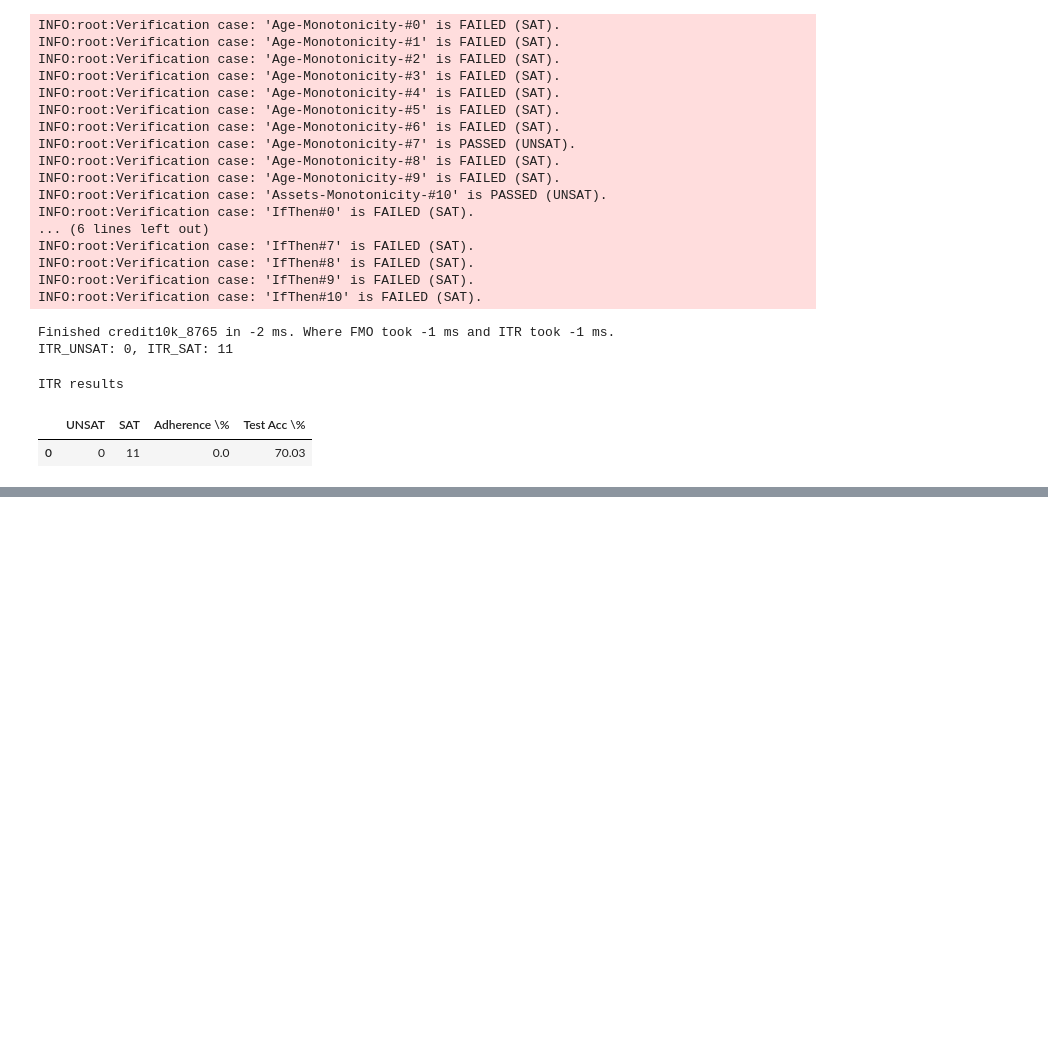
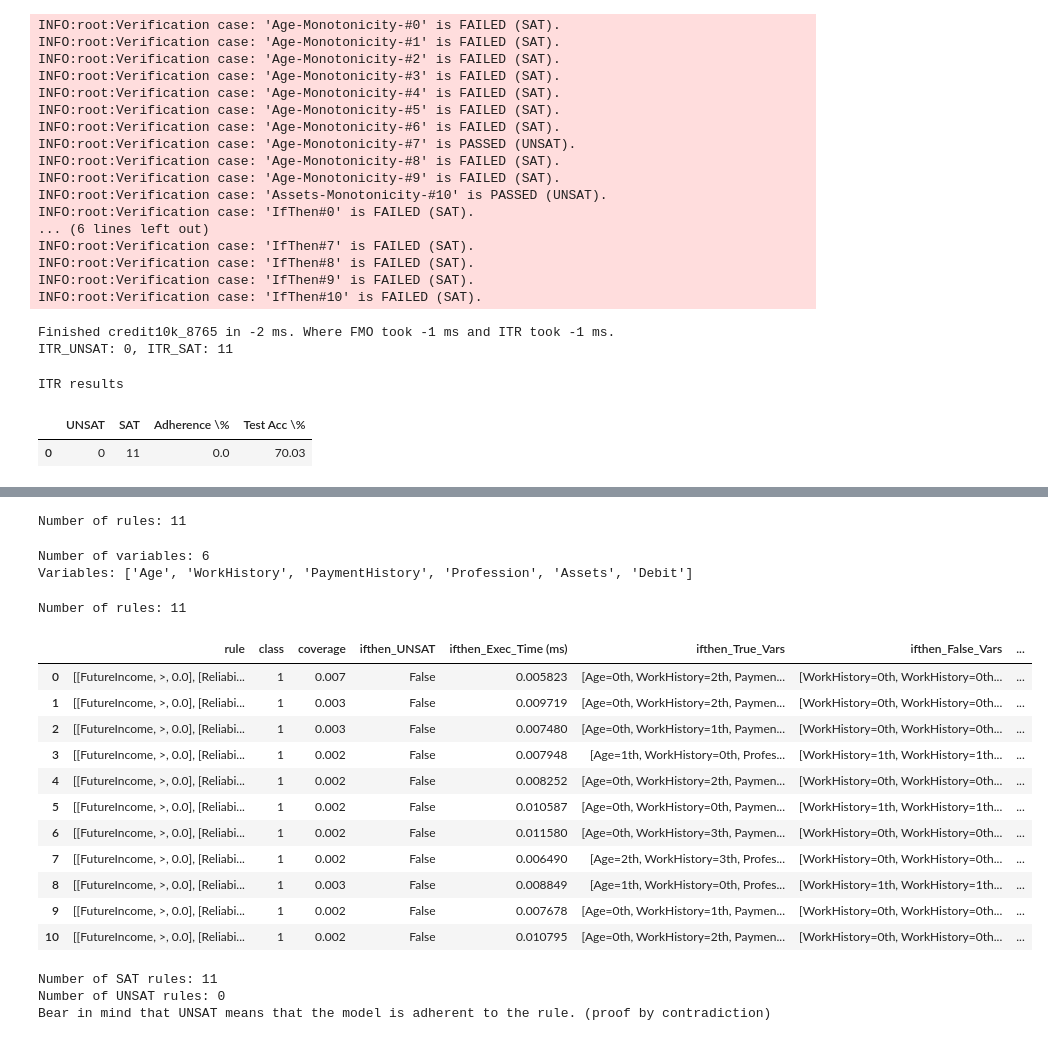
Before and after one commit to autonlab/bn-sat-verification, a Jupyter notebook: src/experiment2_spring.ipynb, the cells around one changed output, grey strips where cells are left out. Cells and saved outputs as stored; diff of their text form; code cells hidden in the pictures; blank space fills up the shorter version.

```diff
--- a/src/experiment2_spring.ipynb
+++ b/src/experiment2_spring.ipynb
@@ -220,0 +306,24 @@ final.T.to_latex('experiments_spring/credit10k_results.tex',
+# %%
+with open(RULES_FILEPATH) as f:
+    rules = json.load(f)
+
+print(f'Number of rules: {len(rules)}')
+# %% [output]
+Number of rules: 11
+# %%
+# LOAD ARTIFACTS IFTHEN Artifacts
+ifthen_results_dict = {}
+with open(os.path.join(ARTIFACTS_PATH, f'ifthen_{DATASET_NAME}.json')) as f:
+    ifthen_results_dict = json.load(f)
+# %%
+with open(ODD_FILEPATH) as f:
+    d = f.readline().replace('[', '').replace(']', '').split(',')
+    d[-1] = d[-1][:-1]
+
+    variables_order = [x.strip() for x in d]
+
+    print(f'Number of variables: {len(variables_order)}')
+    print(f'Variables: {variables_order}')
+# %% [output]
+Number of variables: 6
+Variables: ['Age', 'WorkHistory', 'PaymentHistory', 'Profession', 'Assets', 'Debit']
@@ -220,0 +370,49 @@ final.T.to_latex('experiments_spring/credit10k_results.tex',
+# %%
+df = pd.DataFrame(rules)
+print(f'Number of rules: {len(rules)}')
+
+if_then_results_SAT = []
+if_then_results_Exectime = []
+if_then_results_truevars = []
+if_then_results_falsevars = []
+if_then_results_sat_models = []
+
+for idx in df.index:
+    # print(ifthen_results_dict[f'Verification case #IfThen#{idx}'])
+    if_then_results_SAT.append(ifthen_results_dict[f'Verification case #IfThen#{idx}']['is_UNSAT'])
+    if_then_results_Exectime.append(ifthen_results_dict[f'Verification case #IfThen#{idx}']['exec_time'])
+    if_then_results_truevars.append(transform_mdd_names_back(ifthen_results_dict[f'Verification case #IfThen#{idx}']['true_variables']))
+    if_then_results_falsevars.append(transform_mdd_names_back(ifthen_results_dict[f'Verification case #IfThen#{idx}']['false_variables']))
+    if_then_results_sat_models.append(ifthen_results_dict[f'Verification case #IfThen#{idx}']['all_sat_models'])
+
+df['ifthen_UNSAT'] = if_then_results_SAT
+df['ifthen_Exec_Time (ms)'] = if_then_results_Exectime
+df['ifthen_True_Vars'] = if_then_results_truevars
+df['ifthen_False_Vars'] = if_then_results_falsevars
+df['ifthen_All_SAT_Models'] = if_then_results_sat_models
+
+
+df.head(15)
+# %% [output]
+Number of rules: 11
+|  | rule | class | coverage | ifthen_UNSAT | ifthen_Exec_Time (ms) | ifthen_True_Vars | ifthen_False_Vars | ... |
+| 0 | [[FutureIncome, >, 0.0], [Reliabi... | 1 | 0.007 | False | 0.005823 | [Age=0th, WorkHistory=2th, Paymen... | [WorkHistory=0th, WorkHistory=0th... | ... |
+| 1 | [[FutureIncome, >, 0.0], [Reliabi... | 1 | 0.003 | False | 0.009719 | [Age=0th, WorkHistory=2th, Paymen... | [WorkHistory=0th, WorkHistory=0th... | ... |
+| 2 | [[FutureIncome, >, 0.0], [Reliabi... | 1 | 0.003 | False | 0.007480 | [Age=0th, WorkHistory=1th, Paymen... | [WorkHistory=0th, WorkHistory=0th... | ... |
+| 3 | [[FutureIncome, >, 0.0], [Reliabi... | 1 | 0.002 | False | 0.007948 | [Age=1th, WorkHistory=0th, Profes... | [WorkHistory=1th, WorkHistory=1th... | ... |
+| 4 | [[FutureIncome, >, 0.0], [Reliabi... | 1 | 0.002 | False | 0.008252 | [Age=0th, WorkHistory=2th, Paymen... | [WorkHistory=0th, WorkHistory=0th... | ... |
+| 5 | [[FutureIncome, >, 0.0], [Reliabi... | 1 | 0.002 | False | 0.010587 | [Age=0th, WorkHistory=0th, Paymen... | [WorkHistory=1th, WorkHistory=1th... | ... |
+| 6 | [[FutureIncome, >, 0.0], [Reliabi... | 1 | 0.002 | False | 0.011580 | [Age=0th, WorkHistory=3th, Paymen... | [WorkHistory=0th, WorkHistory=0th... | ... |
+| 7 | [[FutureIncome, >, 0.0], [Reliabi... | 1 | 0.002 | False | 0.006490 | [Age=2th, WorkHistory=3th, Profes... | [WorkHistory=0th, WorkHistory=0th... | ... |
+| 8 | [[FutureIncome, >, 0.0], [Reliabi... | 1 | 0.003 | False | 0.008849 | [Age=1th, WorkHistory=0th, Profes... | [WorkHistory=1th, WorkHistory=1th... | ... |
+| 9 | [[FutureIncome, >, 0.0], [Reliabi... | 1 | 0.002 | False | 0.007678 | [Age=0th, WorkHistory=1th, Paymen... | [WorkHistory=0th, WorkHistory=0th... | ... |
+| 10 | [[FutureIncome, >, 0.0], [Reliabi... | 1 | 0.002 | False | 0.010795 | [Age=0th, WorkHistory=2th, Paymen... | [WorkHistory=0th, WorkHistory=0th... | ... |
+# %%
+# Print how many rules are SAT and UNSAT
+print(f'Number of SAT rules: {len(df[df["ifthen_UNSAT"] == False])}')
+print(f'Number of UNSAT rules: {len(df[df["ifthen_UNSAT"] == True])}')
+print('Bear in mind that UNSAT means that the model is adherent to the rule. (proof by contradiction)')
+# %% [output]
+Number of SAT rules: 11
+Number of UNSAT rules: 0
+Bear in mind that UNSAT means that the model is adherent to the rule. (proof by contradiction)
```
Also changed, not shown: parts of 23 cells of this notebook, 4 other files.
